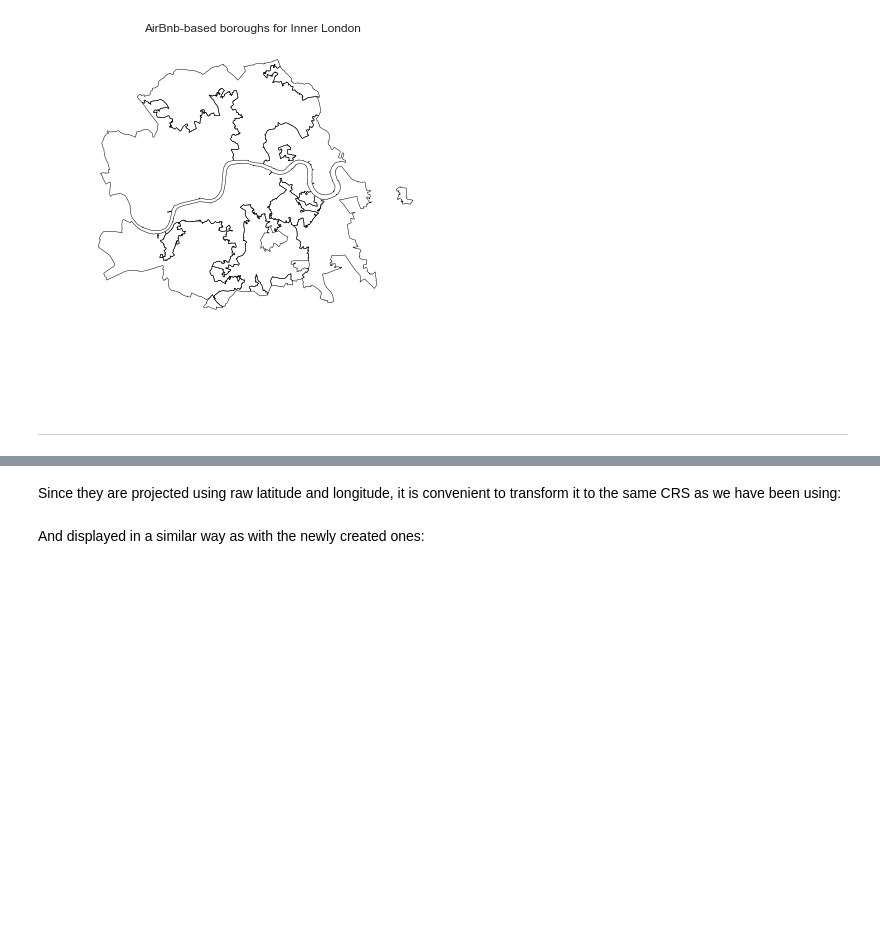
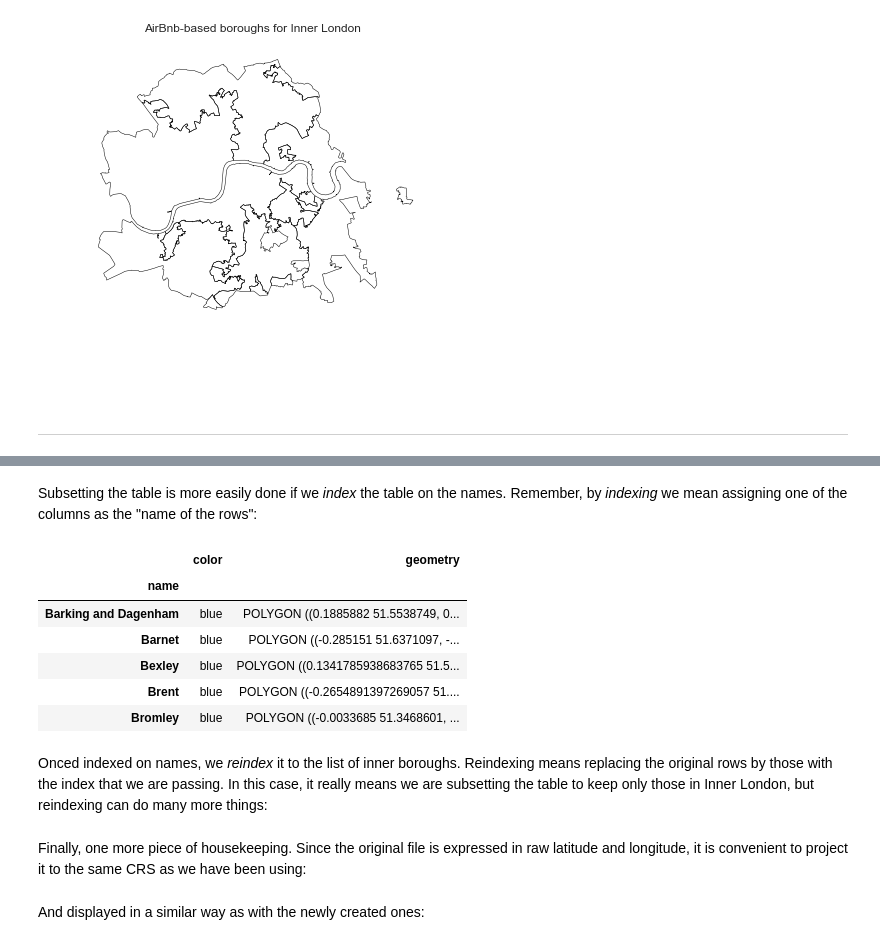
Before and after one commit to darribas/gds15, a Jupyter notebook: content/labs/lab_08.ipynb, the cells around one changed output, grey strips where cells are left out. Drawn from its saved outputs; the diff is of its cells as text; code cells hidden in the pictures; blank space fills up the shorter version.

```diff
--- a/content/labs/lab_08.ipynb
+++ b/content/labs/lab_08.ipynb
@@ -530,0 +544,16 @@ The table above contains *all* the borough
+# %% [markdown]
+Subsetting the table is more easily done if we *index* the table on the names. Remember, by *indexing* we mean assigning one of the columns as the "name of the rows":
+# %%
+# Index on the name of the boroughs
+admin_inner_boroughs = admin_boroughs.set_index('name')
+admin_inner_boroughs.head()
+# %% [output]
+|  | color | geometry |
+| name |  |  |
+| Barking and Dagenham | blue | POLYGON ((0.1885882 51.5538749, 0... |
+| Barnet | blue | POLYGON ((-0.285151 51.6371097, -... |
+| Bexley | blue | POLYGON ((0.1341785938683765 51.5... |
+| Brent | blue | POLYGON ((-0.2654891397269057 51.... |
+| Bromley | blue | POLYGON ((-0.0033685 51.3468601, ... |
+# %% [markdown]
+Onced indexed on names, we *reindex* it to the list of inner boroughs. Reindexing means replacing the original rows by those with the index that we are passing. In this case, it really means we are subsetting the table to keep only those in Inner London, but reindexing can do many more things:
@@ -531,2 +562,2 @@ The table above contains *all* the borough
 # %% [markdown]
-Since they are projected using raw latitude and longitude, it is convenient to transform it to the same CRS as we have been using:
+Finally, one more piece of housekeeping. Since the original file is expressed in raw latitude and longitude, it is convenient to project it to the same CRS as we have been using:
```
Also changed, not shown: parts of 18 cells of this notebook, 2 other files.
